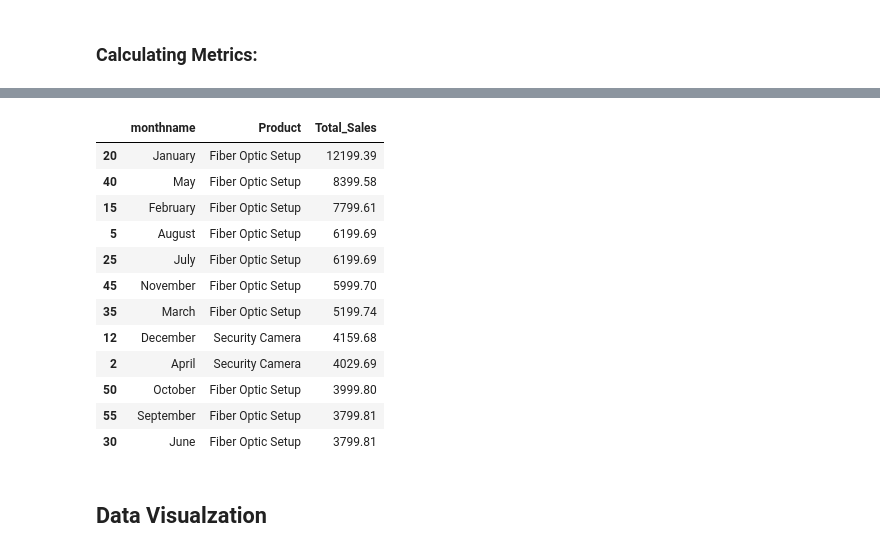
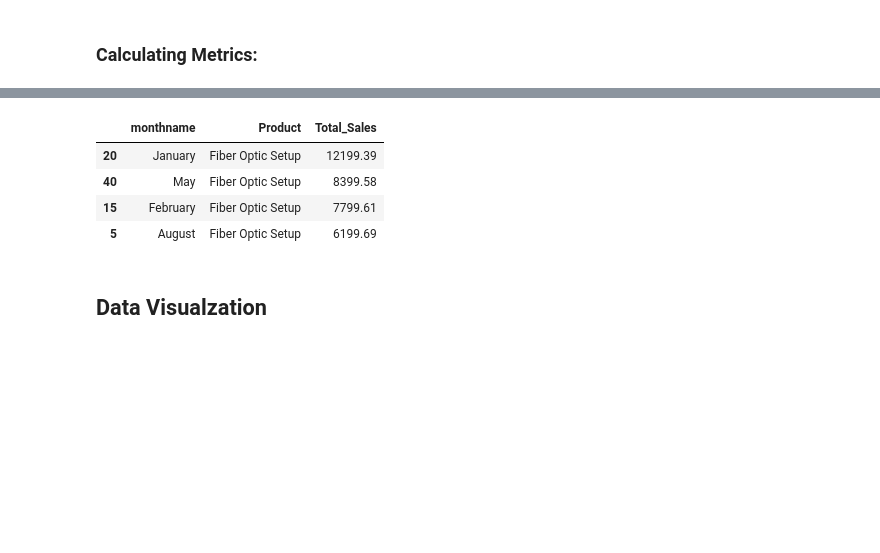
Before and after one commit to Mohith-151/week5-project, a Jupyter notebook: customer_analysis.ipynb, the cells around one changed output, grey strips where cells are left out. Saved outputs shown, nothing was run; the diff lists cells and outputs as text; code cells hidden in the pictures; blank space fills up the shorter version.

```diff
--- a/customer_analysis.ipynb
+++ b/customer_analysis.ipynb
@@ -120,20 +115,12 @@ prd_sales.head(10)
 # %%
 bestSellingPrdt_monthly = prd_sales.sort_values(by='Total_Sales', ascending=False).drop_duplicates('monthname')
-bestSellingPrdt_monthly
+bestSellingPrdt_monthly.head(4)
 # %% [output]
 |  | monthname | Product | Total_Sales |
 | 20 | January | Fiber Optic Setup | 12199.39 |
 | 40 | May | Fiber Optic Setup | 8399.58 |
 | 15 | February | Fiber Optic Setup | 7799.61 |
 | 5 | August | Fiber Optic Setup | 6199.69 |
-| 25 | July | Fiber Optic Setup | 6199.69 |
-| 45 | November | Fiber Optic Setup | 5999.70 |
-| 35 | March | Fiber Optic Setup | 5199.74 |
-| 12 | December | Security Camera | 4159.68 |
-| 2 | April | Security Camera | 4029.69 |
-| 50 | October | Fiber Optic Setup | 3999.80 |
-| 55 | September | Fiber Optic Setup | 3799.81 |
-| 30 | June | Fiber Optic Setup | 3799.81 |
 # %% [markdown]
 ## Data Visualzation
 # %% [markdown]
```
Also changed, not shown: parts of 9 cells of this notebook.
